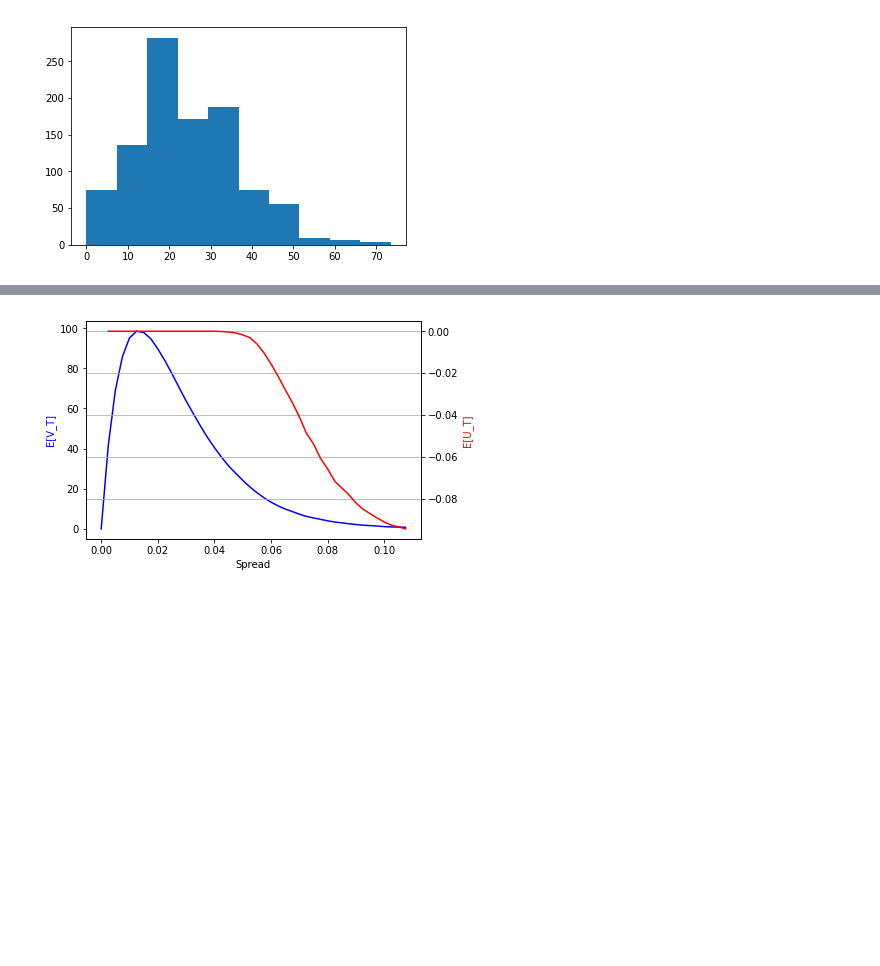
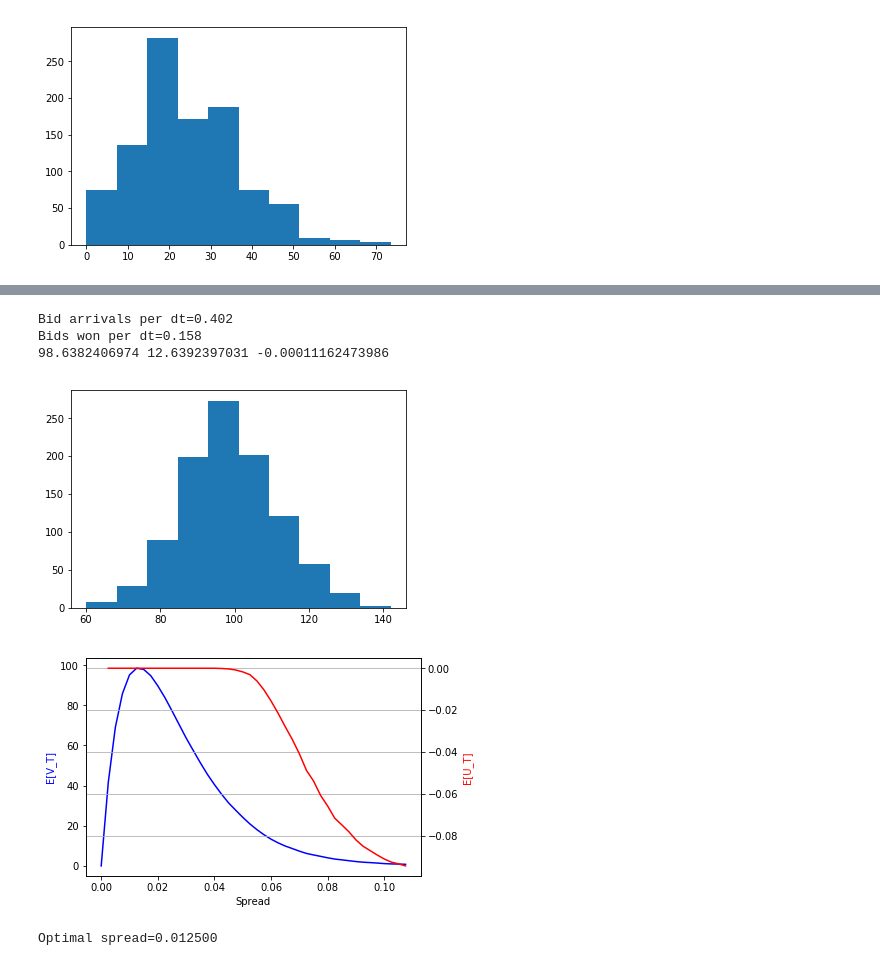
Before and after one commit to ajlindeman/FI-Analytics, a Jupyter notebook: Axegine/Axegine-1.ipynb, the cells around one changed output, grey strips where cells are left out. Drawn from its saved outputs; the diff is of its cells as text; code cells hidden in the pictures; blank space fills up the shorter version.

Commit message:
Example where asymmetric spreads are better

```diff
--- a/Axegine/Axegine-1.ipynb
+++ b/Axegine/Axegine-1.ipynb
@@ -161,3 +161,15 @@ Bids won per dt=0.191
+# %%
+np.random.seed(123)
+Vt, Ct, It = sim1.run_sim(0.0125, 0.012, True)
+UT = -np.exp(-gam*Vt[T,])
+print(np.mean(Vt[T,]), np.std(Vt[T,]), np.mean(UT))
+plt.hist(Vt[T,])
+plt.show()
+# %% [output]
+Bid arrivals per dt=0.402
+Bids won per dt=0.158
+98.6382406974 12.6392397031 -0.00011162473986
+[figure, added]
 # %%
 sj = np.arange(0.0, 0.11, 0.0025)
 mv = np.zeros(np.shape(sj))
@@ -178,5 +190,8 @@ ax1.set_xlabel('Spread');
 ax1.set_ylabel('E[V_T]', color='b');
 ax2.set_ylabel('E[U_T]', color='r');
 plt.show();
+
+print('Optimal spread=%f'%sj[np.argmax(mv)])
 # %% [output]
 [figure]
+Optimal spread=0.012500
```
Also changed, not shown: parts of 2 cells of this notebook.
